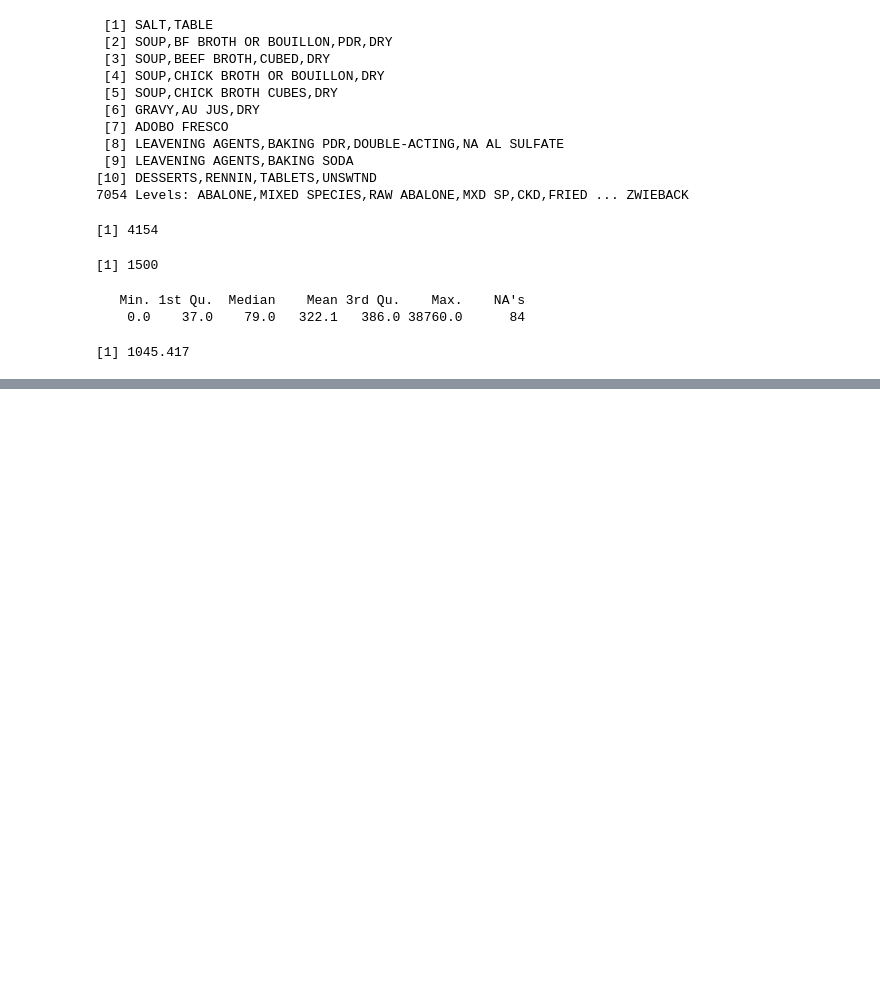
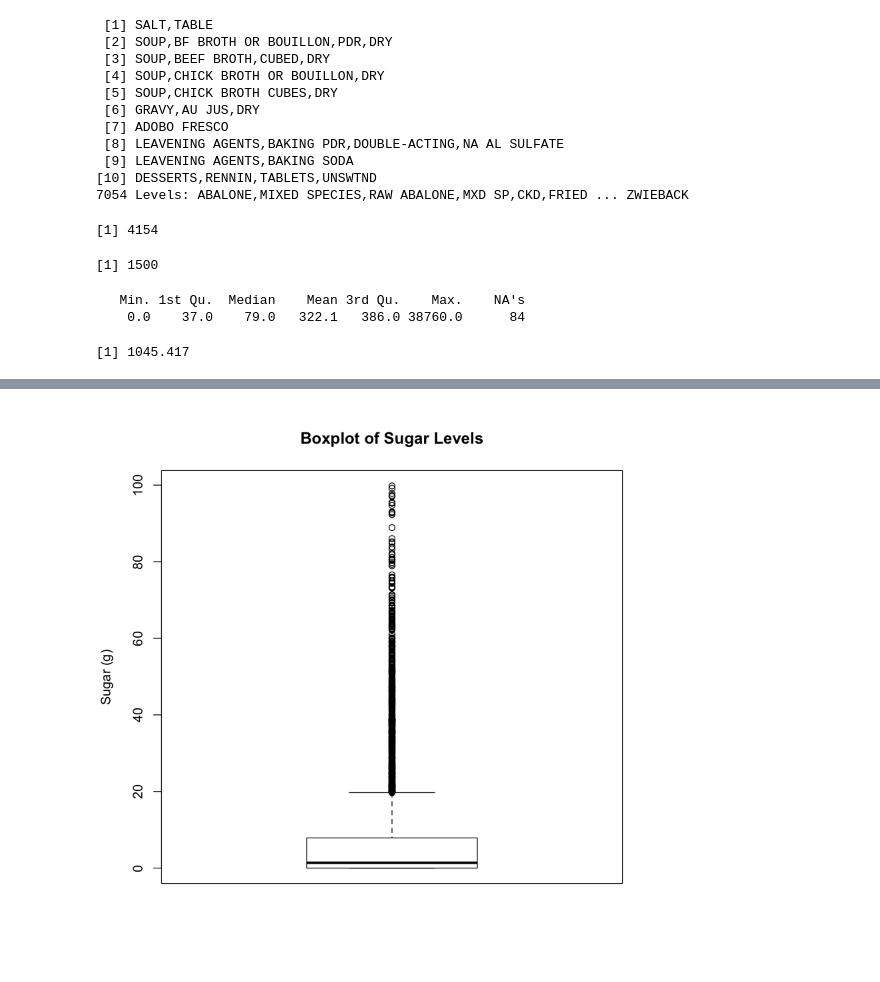
Before and after one commit to zarak/AnalyticsEdge, a Jupyter notebook: Unit 1.ipynb, the cells around one changed output, grey strips where cells are left out. Drawn from its saved outputs; the diff is of its cells as text; code cells hidden in the pictures; blank space fills up the shorter version.

```diff
--- a/Unit 1.ipynb
+++ b/Unit 1.ipynb
@@ -370,0 +379,4 @@ sd(USDA$Sodium, na.rm=TRUE)
+# %%
+boxplot(USDA$Sugar, main="Boxplot of Sugar Levels", ylab="Sugar (g)")
+# %% [output]
+[figure, added]
```
Also changed, not shown: parts of 2 cells of this notebook.
